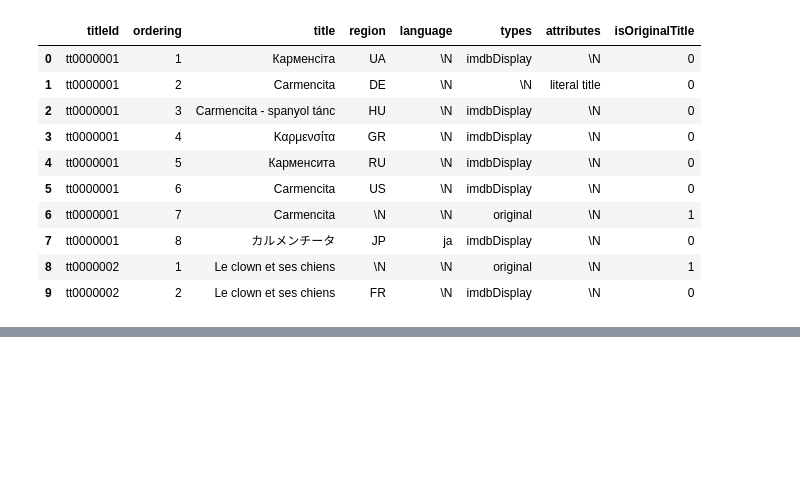
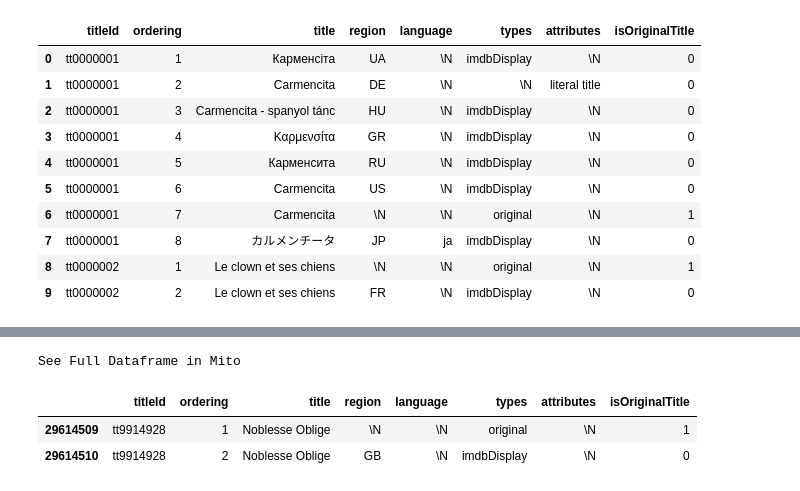
Before and after one commit to CathieLC/Wild_movie_project, a Jupyter notebook: Guillaume/akas_G.ipynb, the cells around one changed output, grey strips where cells are left out. Drawn from its saved outputs; the diff is of its cells as text; code cells hidden in the pictures; blank space fills up the shorter version.

```diff
--- a/Guillaume/akas_G.ipynb
+++ b/Guillaume/akas_G.ipynb
@@ -58,0 +59,7 @@ See Full Dataframe in Mito
+# %%
+akas_df[akas_df.titleId == 'tt9914928']
+# %% [output]
+See Full Dataframe in Mito
+|  | titleId | ordering | title | region | language | types | attributes | isOriginalTitle |
+| 29614509 | tt9914928 | 1 | Noblesse Oblige | \N | \N | original | \N | 1 |
+| 29614510 | tt9914928 | 2 | Noblesse Oblige | GB | \N | imdbDisplay | \N | 0 |
```
Also changed, not shown: parts of 3 cells of this notebook, 1 other file.
